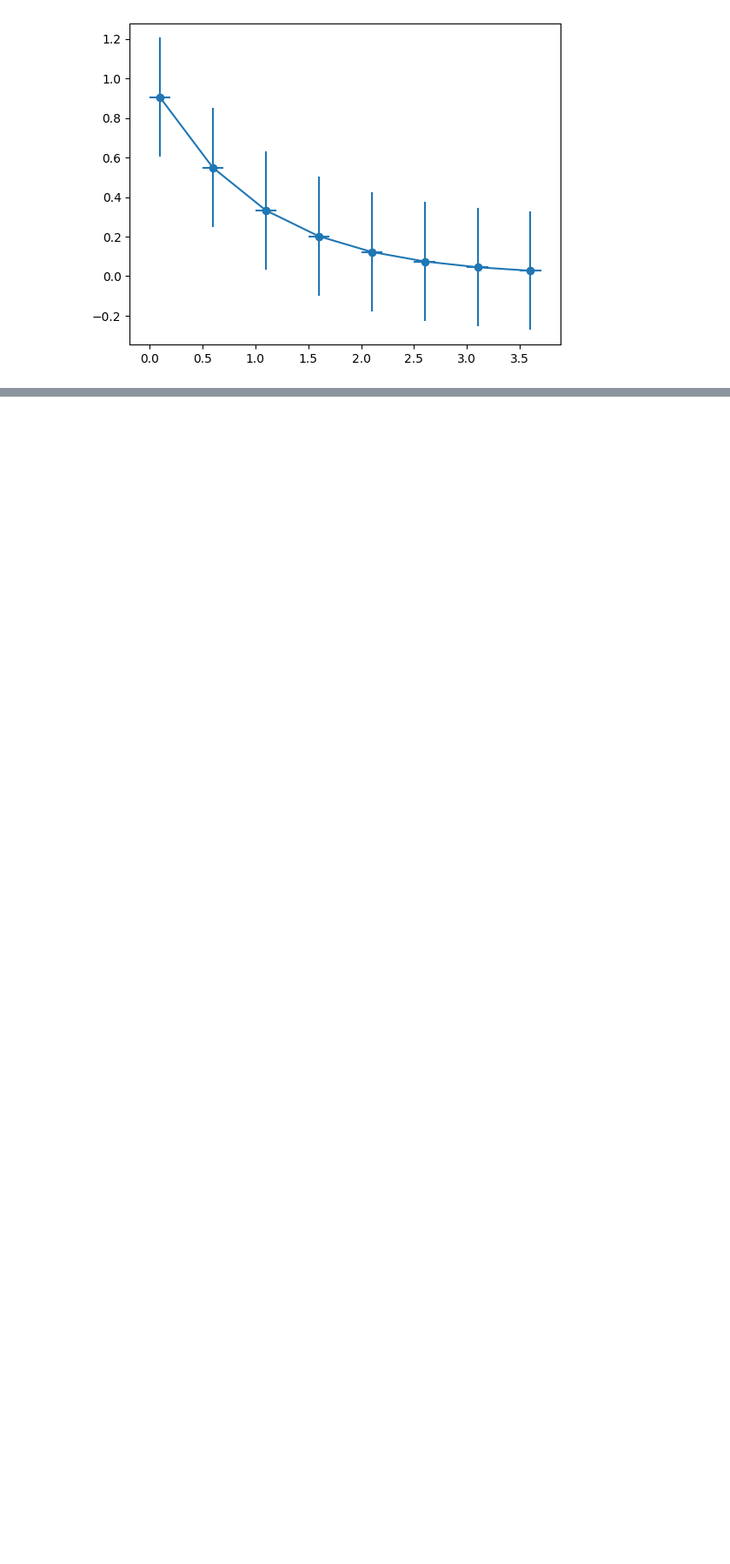
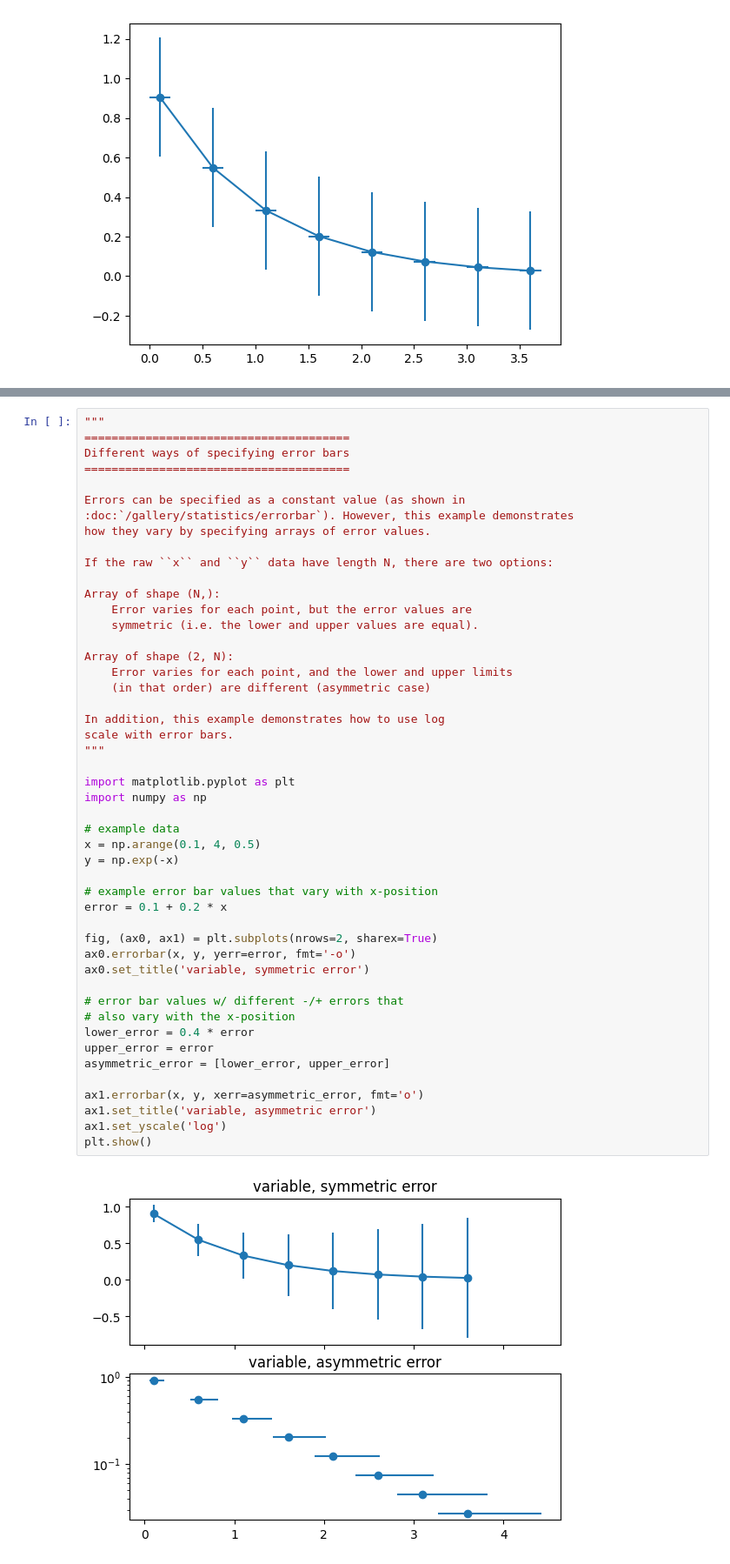
Before and after one commit to fengyeguo/data-visualize-study, a Jupyter notebook: src/standard_deviation/standard_deviation.ipynb, the cells around one changed output, grey strips where cells are left out. Shown: that part at 87% size. Drawn from its saved outputs; the diff is of its cells as text; blank space fills up the shorter version.

```diff
--- a/src/standard_deviation/standard_deviation.ipynb
+++ b/src/standard_deviation/standard_deviation.ipynb
@@ -34,0 +20,50 @@ In addition, this example demonstrates how to use log scale with error bars.
+# %%
+"""
+=======================================
+Different ways of specifying error bars
+=======================================
+
+Errors can be specified as a constant value (as shown in
+:doc:`/gallery/statistics/errorbar`). However, this example demonstrates
+how they vary by specifying arrays of error values.
+
+If the raw ``x`` and ``y`` data have length N, there are two options:
+
+Array of shape (N,):
+    Error varies for each point, but the error values are
+    symmetric (i.e. the lower and upper values are equal).
+
+Array of shape (2, N):
+    Error varies for each point, and the lower and upper limits
+    (in that order) are different (asymmetric case)
+
+In addition, this example demonstrates how to use log
+scale with error bars.
+"""
+
+import matplotlib.pyplot as plt
+import numpy as np
+
+# example data
+x = np.arange(0.1, 4, 0.5)
+y = np.exp(-x)
+
+# example error bar values that vary with x-position
+error = 0.1 + 0.2 * x
+
+fig, (ax0, ax1) = plt.subplots(nrows=2, sharex=True)
+ax0.errorbar(x, y, yerr=error, fmt='-o')
+ax0.set_title('variable, symmetric error')
+
+# error bar values w/ different -/+ errors that
+# also vary with the x-position
+lower_error = 0.4 * error
+upper_error = error
+asymmetric_error = [lower_error, upper_error]
+
+ax1.errorbar(x, y, xerr=asymmetric_error, fmt='o')
+ax1.set_title('variable, asymmetric error')
+ax1.set_yscale('log')
+plt.show()
+# %% [output]
+[figure, added]
```
Also changed, not shown: parts of 1 cell of this notebook, 2 other files.
